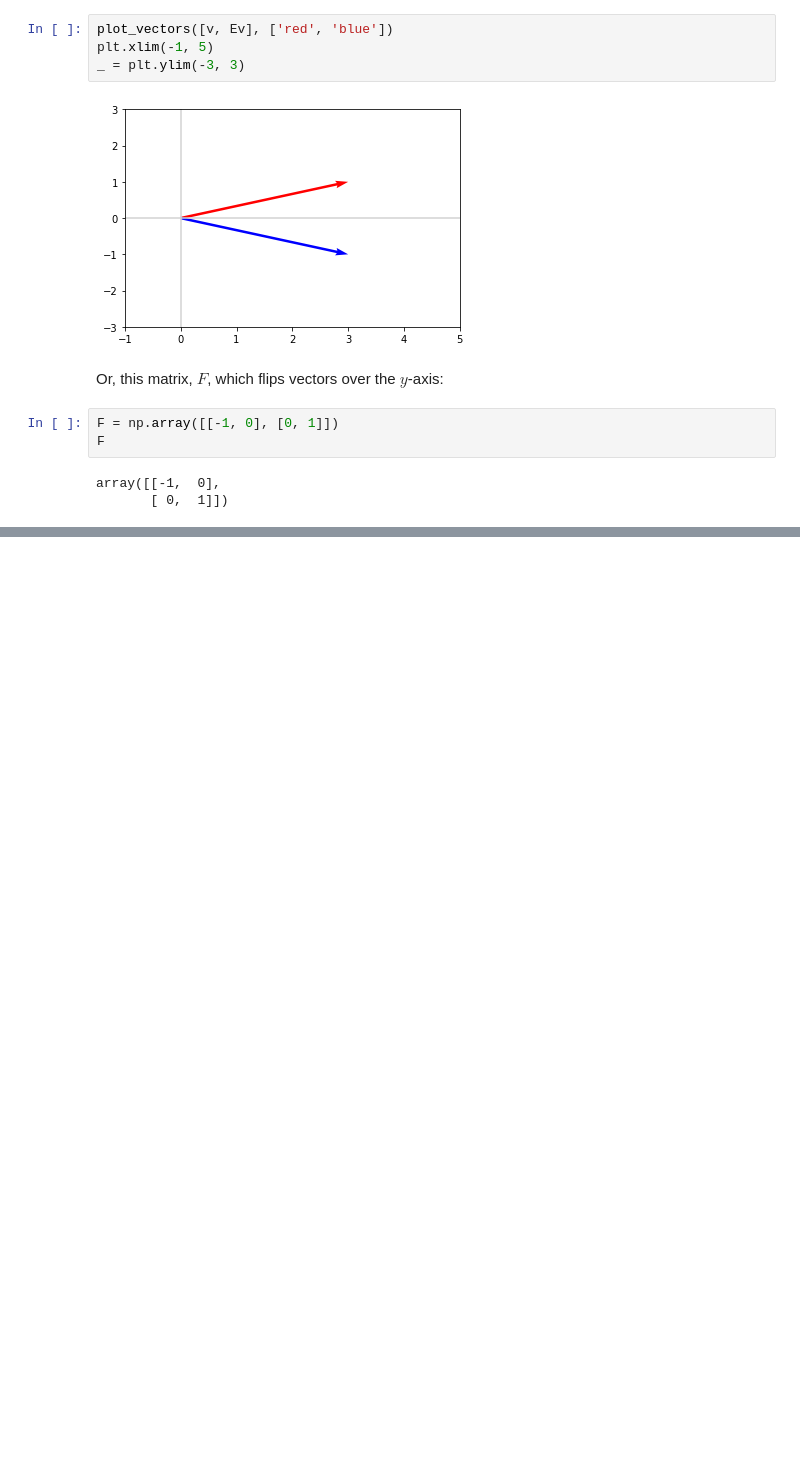
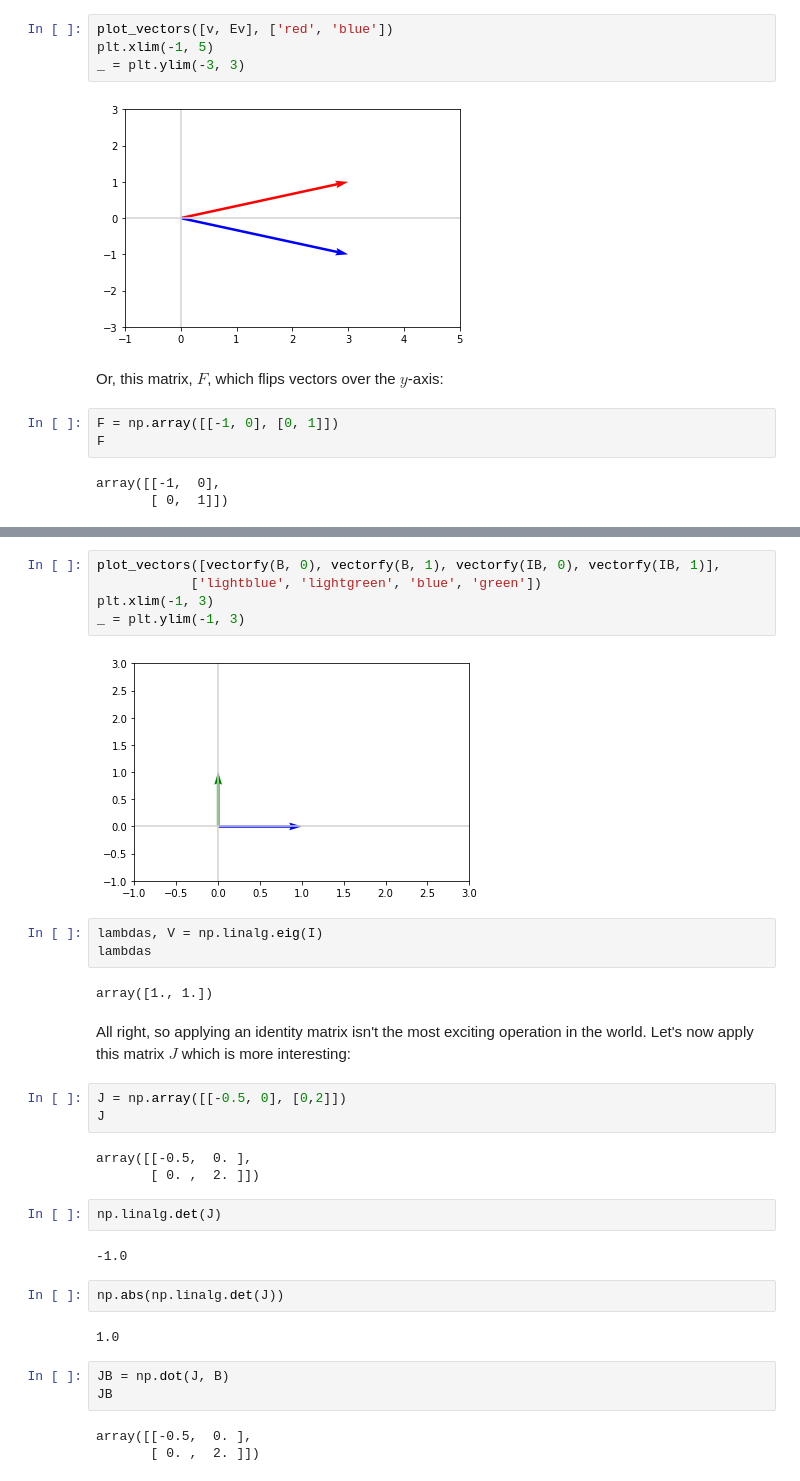
Before and after one commit to irawan09/Machine_Learning, a Jupyter notebook: Mathematical Foundations of ML/2 - Linear Algebra II.ipynb, the cells around one changed output, grey strips where cells are left out. Saved outputs shown, nothing was run; the diff lists cells and outputs as text; blank space fills up the shorter version.

```diff
--- a/Mathematical Foundations of ML/2 - Linear Algebra II.ipynb
+++ b/Mathematical Foundations of ML/2 - Linear Algebra II.ipynb
@@ -456,0 +620,34 @@ plot_vectors([Av, v, Av2, v2], ["blue", "lightblue", "green", "lightgr"])
+# %%
+plot_vectors([vectorfy(B, 0), vectorfy(B, 1), vectorfy(IB, 0), vectorfy(IB, 1)],
+            ['lightblue', 'lightgreen', 'blue', 'green'])
+plt.xlim(-1, 3)
+_ = plt.ylim(-1, 3)
+# %% [output]
+[figure, added]
+# %%
+lambdas, V = np.linalg.eig(I)
+lambdas
+# %% [output]
+array([1., 1.])
+# %% [markdown]
+All right, so applying an identity matrix isn't the most exciting operation in the world. Let's now apply this matrix $J$ which is more interesting:
+# %%
+J = np.array([[-0.5, 0], [0,2]])
+J
+# %% [output]
+array([[-0.5,  0. ],
+       [ 0. ,  2. ]])
+# %%
+np.linalg.det(J)
+# %% [output]
+-1.0
+# %%
+np.abs(np.linalg.det(J))
+# %% [output]
+1.0
+# %%
+JB = np.dot(J, B)
+JB
+# %% [output]
+array([[-0.5,  0. ],
+       [ 0. ,  2. ]])
```
Also changed, not shown: parts of 129 cells of this notebook.
